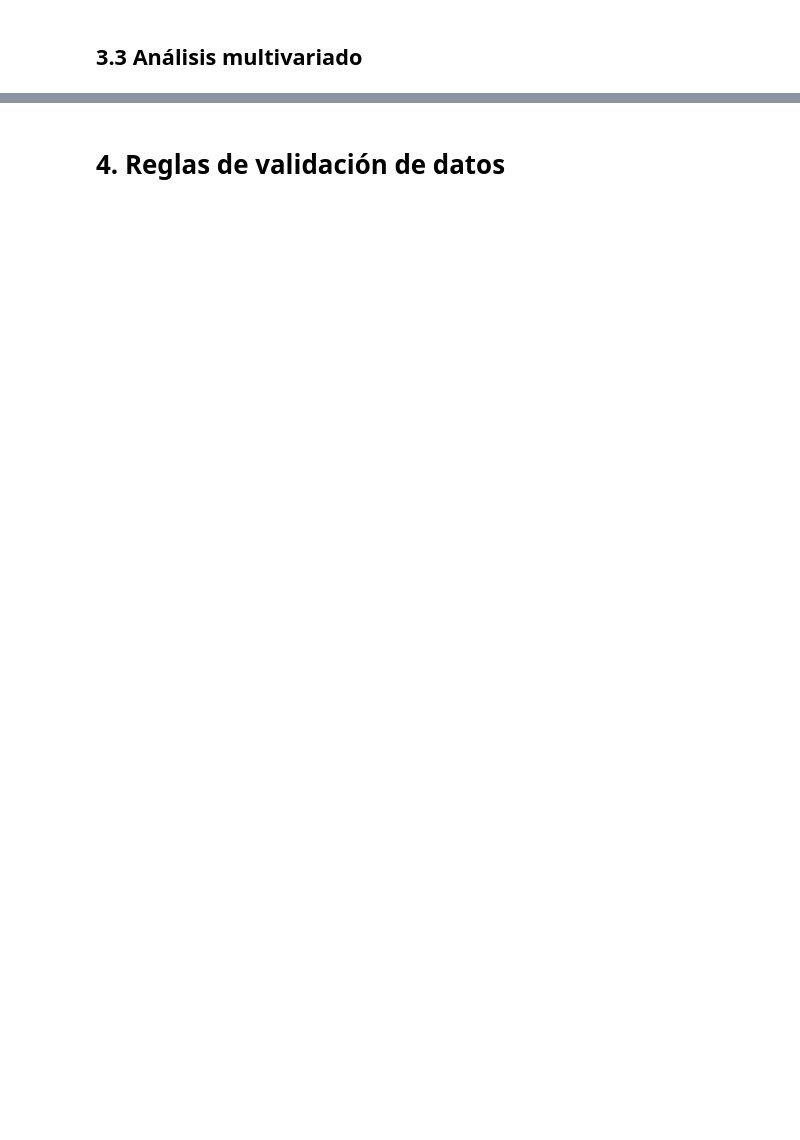
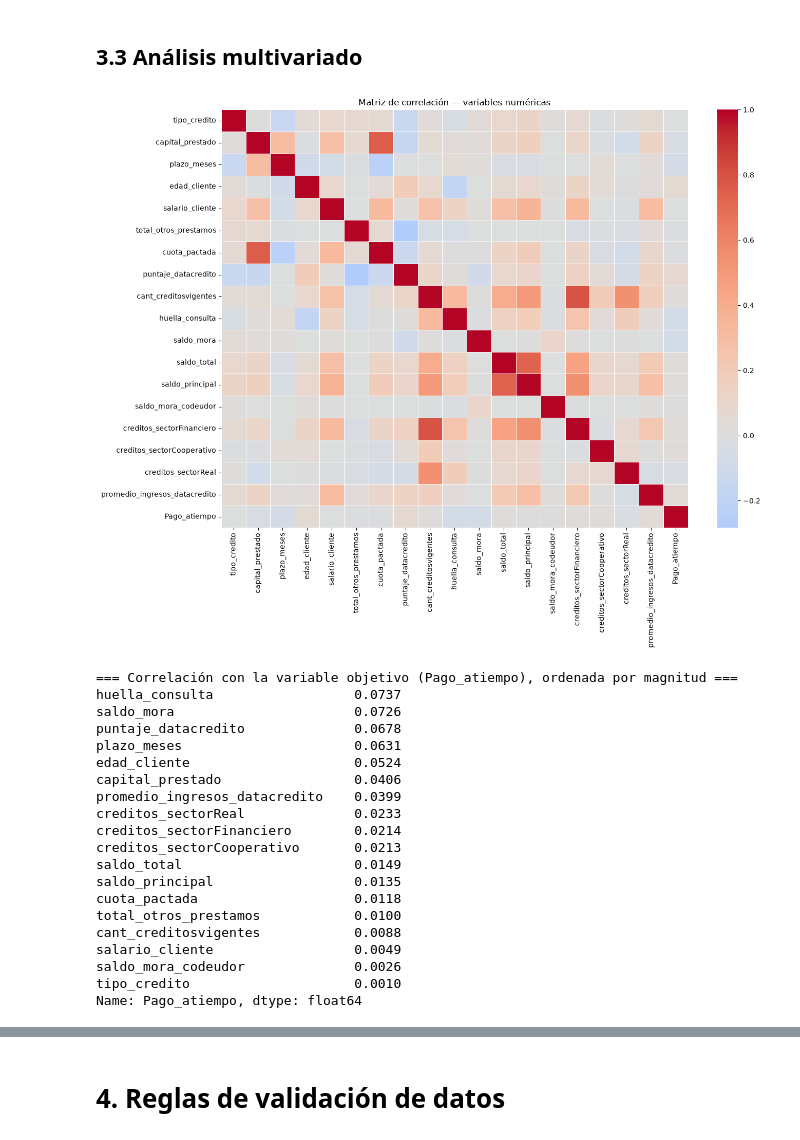
Before and after one commit to papiarcacamilo/MLOPS_CURSE, a Jupyter notebook: src/transformacion_eda.ipynb, the cells around one changed output, grey strips where cells are left out. Drawn from its saved outputs; the diff is of its cells as text; code cells hidden in the pictures; blank space fills up the shorter version.

```diff
--- a/src/transformacion_eda.ipynb
+++ b/src/transformacion_eda.ipynb
@@ -569,0 +675,39 @@ tipo_credito
+# %%
+# Matriz de correlación entre variables numéricas
+import seaborn as sns
+
+num_corr = [c for c in df.select_dtypes(include='number').columns
+            if not c.endswith(('_era_nulo', '_corregida', '_reconstruida'))]
+
+corr = df[num_corr].corr()
+
+plt.figure(figsize=(14, 11))
+sns.heatmap(corr, cmap='coolwarm', center=0, annot=False, linewidths=0.4)
+plt.title('Matriz de correlación — variables numéricas')
+plt.tight_layout()
+plt.show()
+
+print("=== Correlación con la variable objetivo (Pago_atiempo), ordenada por magnitud ===")
+print(corr['Pago_atiempo'].drop('Pago_atiempo').abs().sort_values(ascending=False).round(4))
+# %% [output]
+[figure, added]
+=== Correlación con la variable objetivo (Pago_atiempo), ordenada por magnitud ===
+huella_consulta                  0.0737
+saldo_mora                       0.0726
+puntaje_datacredito              0.0678
+plazo_meses                      0.0631
+edad_cliente                     0.0524
+capital_prestado                 0.0406
+promedio_ingresos_datacredito    0.0399
+creditos_sectorReal              0.0233
+creditos_sectorFinanciero        0.0214
+creditos_sectorCooperativo       0.0213
+saldo_total                      0.0149
+saldo_principal                  0.0135
+cuota_pactada                    0.0118
+total_otros_prestamos            0.0100
+cant_creditosvigentes            0.0088
+salario_cliente                  0.0049
+saldo_mora_codeudor              0.0026
+tipo_credito                     0.0010
+Name: Pago_atiempo, dtype: float64
```
Also changed, not shown: parts of 37 cells of this notebook, 1 other file.
